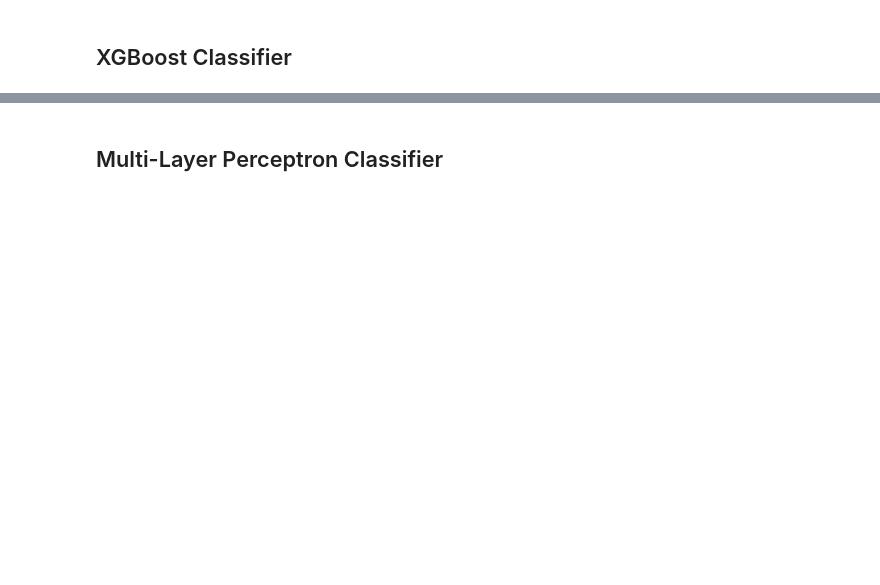
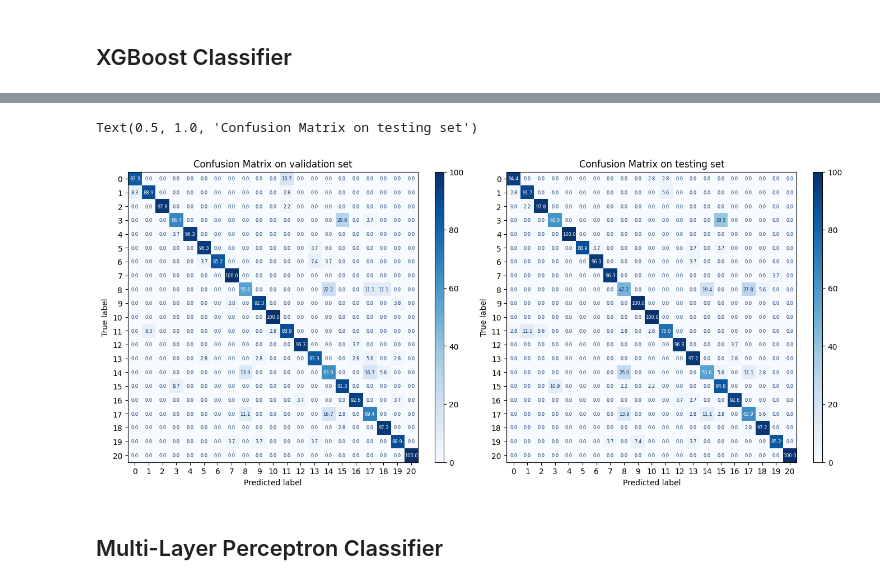
Before and after one commit to Humanoids-CTU/STIR-Hand, a Jupyter notebook: STIR-Hand-Analysis.ipynb, the cells around one changed output, grey strips where cells are left out. Cells and saved outputs as stored; diff of their text form; code cells hidden in the pictures; blank space fills up the shorter version.

```diff
--- a/STIR-Hand-Analysis.ipynb
+++ b/STIR-Hand-Analysis.ipynb
@@ -667,26 +810,29 @@ test_cm = confusion_matrix(le.inverse_transform(y_encoded_test), le.inverse_tran
 # %%
 validation_cm = validation_cm.astype(float) / validation_cm.astype(float).sum(axis=1, keepdims=True) * 100
 test_cm = test_cm.astype(float) / test_cm.astype(float).sum(axis=1, keepdims=True) * 100
 
 fig, (ax1, ax2) = plt.subplots(1, 2, figsize=(16, 8))
 
 disp = ConfusionMatrixDisplay(confusion_matrix = validation_cm)
 disp.plot(ax=ax1, colorbar=False, cmap="Blues", values_format=".1f")
 divider = make_axes_locatable(ax1)
 cax1 = divider.append_axes("right", size="3%", pad=0.3)
 plt.colorbar(ax1.images[0], cax=cax1)
 for text in ax1.texts:
     text.set_fontsize(6)
-ax1.set_title("Confusion Matrix on training set")
+ax1.set_title("Confusion Matrix on validation set")
 
 disp = ConfusionMatrixDisplay(confusion_matrix = test_cm)
 disp.plot(ax=ax2, colorbar=False, cmap="Blues", values_format=".1f")
 divider = make_axes_locatable(ax2)
 cax2 = divider.append_axes("right", size="3%", pad=0.3)
 plt.colorbar(ax1.images[0], cax=cax2)
 for text in ax2.texts:
     text.set_fontsize(6)
 ax2.set_title("Confusion Matrix on testing set")
+# %% [output]
+Text(0.5, 1.0, 'Confusion Matrix on testing set')
+[figure, added]
 # %% [markdown]
 ## Multi-Layer Perceptron Classifier
 # %%
```
Also changed, not shown: parts of 20 cells of this notebook, 1 other file.
